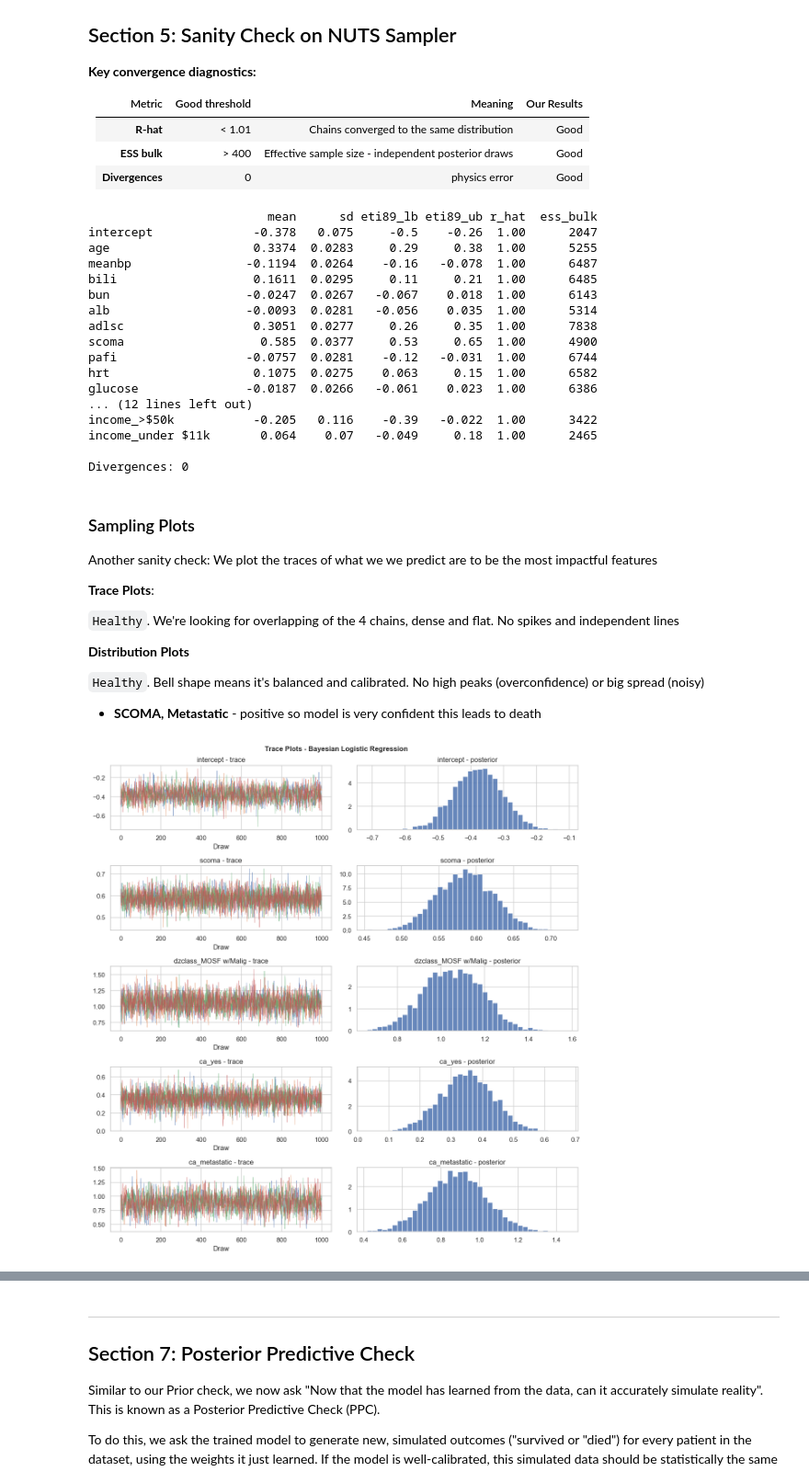
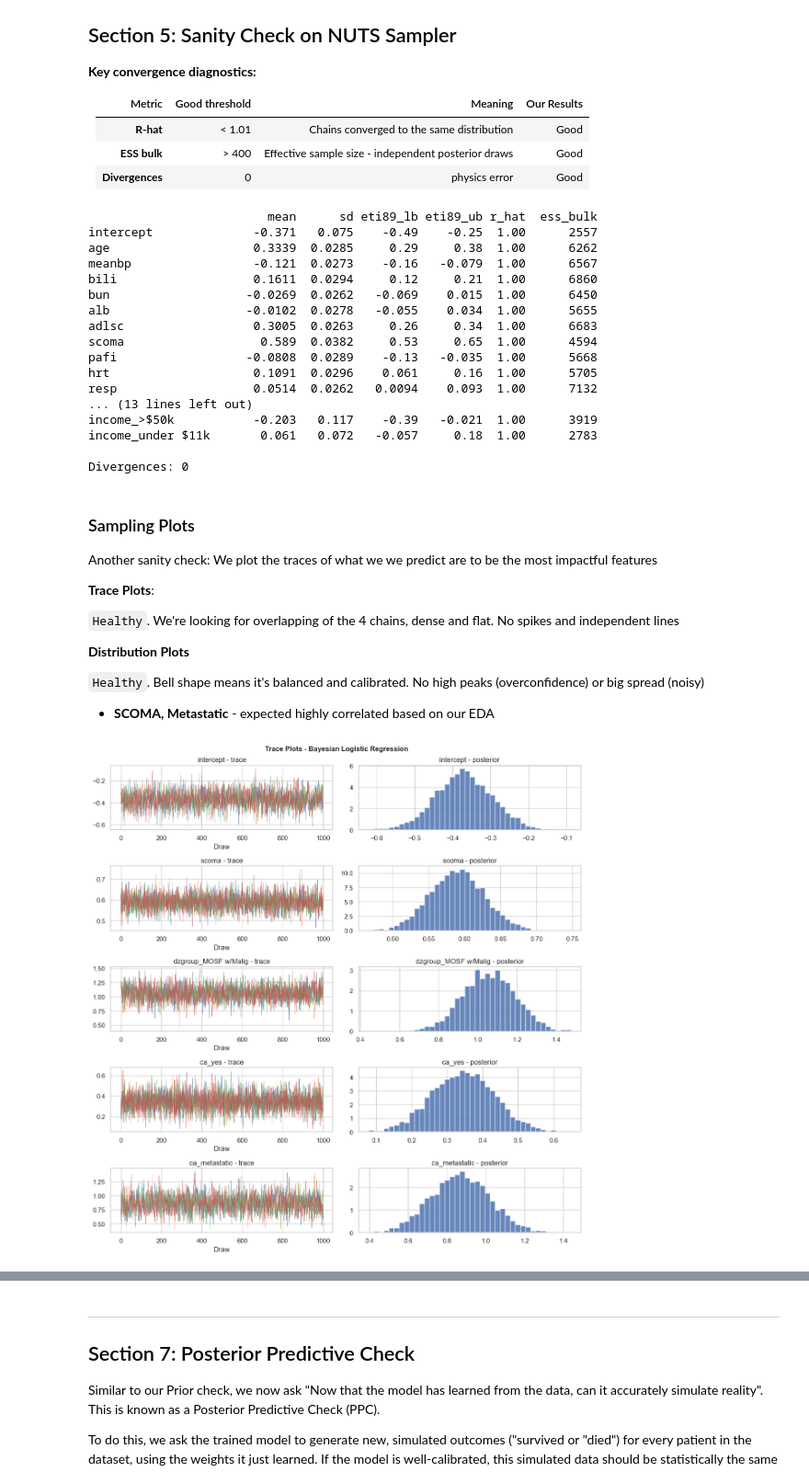
Before and after one commit to GoldenMouse/usd-aai-500-final, a Jupyter notebook: src/notebooks/03a_modeling_blr.ipynb, the cells around one changed output, grey strips where cells are left out. Shown at 92% size. Cells and saved outputs as stored; diff of their text form; code cells hidden in the pictures.

Commit message:
use dzgroup instead of dzclass

```diff
--- a/src/notebooks/03a_modeling_blr.ipynb
+++ b/src/notebooks/03a_modeling_blr.ipynb
@@ -96,33 +101,33 @@ TRAIN_FEATURES = [
     "scoma",
     "pafi",
     "hrt",
-    "glucose",
+    "resp",
+    "temp",
+    "sod",
 ]
 
 # Binary comorbidity flags (already 0/1; kept unstandardized like the dummies)
-BINARY_FEATURES = ["diabetes", "dementia"]
+BINARY_FEATURES = ["diabetes"]
 
 # reorganize so we can use cancer=no as baseline which makes the forest plot more sensible
 df["ca"] = pd.Categorical(df["ca"], categories=["no", "yes", "metastatic"])
 
 ## Handling Categorical classes
 
-# One-hot encode dzclass (drop first level = ARF/MOSF as reference)
-dzgroup_dummies = pd.get_dummies(df["dzgroup"], prefix="dzclass", drop_first=True)
-# One-hot encode cancer status (drop "no" -> ca_no is the reference)
+# One-hot encodings
+dzgroup_dummies = pd.get_dummies(df["dzgroup"], prefix="dzgroup", drop_first=True)
 ca_dummies = pd.get_dummies(df["ca"], prefix="ca", drop_first=True)
-# One-hot encode income (drop first level alphabetically = "$11-$25k" as reference)
 income_dummies = pd.get_dummies(df["income"], prefix="income", drop_first=True)
 
 DUMMY_COLS = (
-    list(dzgroup_dummies.columns)
+    BINARY_FEATURES
+    + list(dzgroup_dummies.columns)
     + list(ca_dummies.columns)
-    + BINARY_FEATURES
     + list(income_dummies.columns)
 )
 FEATURE_NAMES = TRAIN_FEATURES + DUMMY_COLS
 
-print("dzclass reference level: ARF/MOSF")
+print("dzgroup reference level: ARF/MOSF w/Sepsis")
 print("ca reference level: ca_no")
 print("income reference level: $11-$25k")
 print(f"Dummy/binary columns: {DUMMY_COLS}")
@@ -300,7 +309,6 @@ Sampling complete.
 # %%
 summary = az.summary(trace, var_names=["intercept", "betas"])
 summary.index = ["intercept"] + FEATURE_NAMES
-# Column names in ArviZ 1.1: eti89_lb / eti89_ub (89% equal-tailed interval)
 diag_cols = [
     c
     for c in ["mean", "sd", "eti89_lb", "eti89_ub", "r_hat", "ess_bulk"]
@@ -310,20 +318,20 @@ print(summary[diag_cols].to_string())
 print(f"\nDivergences: {trace.sample_stats.diverging.values.sum()}")
 # %% [output]
                          mean      sd eti89_lb eti89_ub r_hat  ess_bulk
-intercept              -0.378   0.075     -0.5    -0.26  1.00      2047
-age                    0.3374  0.0283     0.29     0.38  1.00      5255
-meanbp                -0.1194  0.0264    -0.16   -0.078  1.00      6487
-bili                   0.1611  0.0295     0.11     0.21  1.00      6485
-bun                   -0.0247  0.0267   -0.067    0.018  1.00      6143
-alb                   -0.0093  0.0281   -0.056    0.035  1.00      5314
-adlsc                  0.3051  0.0277     0.26     0.35  1.00      7838
-scoma                   0.585  0.0377     0.53     0.65  1.00      4900
-pafi                  -0.0757  0.0281    -0.12   -0.031  1.00      6744
-hrt                    0.1075  0.0275    0.063     0.15  1.00      6582
-glucose               -0.0187  0.0266   -0.061    0.023  1.00      6386
-... (12 lines left out)
-income_>$50k           -0.205   0.116    -0.39   -0.022  1.00      3422
-income_under $11k       0.064    0.07   -0.049     0.18  1.00      2465
+intercept              -0.371   0.075    -0.49    -0.25  1.00      2557
+age                    0.3339  0.0285     0.29     0.38  1.00      6262
+meanbp                 -0.121  0.0273    -0.16   -0.079  1.00      6567
+bili                   0.1611  0.0294     0.12     0.21  1.00      6860
+bun                   -0.0269  0.0262   -0.069    0.015  1.00      6450
+alb                   -0.0102  0.0278   -0.055    0.034  1.00      5655
+adlsc                  0.3005  0.0263     0.26     0.34  1.00      6683
+scoma                   0.589  0.0382     0.53     0.65  1.00      4594
+pafi                  -0.0808  0.0289    -0.13   -0.035  1.00      5668
+hrt                    0.1091  0.0296    0.061     0.16  1.00      5705
+resp                   0.0514  0.0262   0.0094    0.093  1.00      7132
+... (13 lines left out)
+income_>$50k           -0.203   0.117    -0.39   -0.021  1.00      3919
+income_under $11k       0.061   0.072   -0.057     0.18  1.00      2783
 
 Divergences: 0
 # %% [markdown]
@@ -339,47 +347,47 @@ Another sanity check: We plot the traces of what we we predict are to be the mos
 `Healthy`. Bell shape means it's balanced and calibrated. No high peaks (overconfidence) or big spread (noisy)
 
 
-- **SCOMA, Metastatic** - positive so model is very confident this leads to death
+- **SCOMA, Metastatic** - expected highly correlated based on our EDA
 # %%
 post_int = trace.posterior["intercept"].values  # (chains, draws)
 post_b = trace.posterior["betas"].values  # (chains, draws, n_feat)
 show_vars = [
     "intercept",
     "scoma",
-    "dzclass_MOSF w/Malig",
+    "dzgroup_MOSF w/Malig",
     "ca_yes",
     "ca_metastatic",
 ]  # largest-effect predictors
 
 fig, axes = plt.subplots(len(show_vars), 2, figsize=(12, 2.5 * len(show_vars)))
 for row, name in enumerate(show_vars):
     if name == "intercept":
         samples = post_int
     else:
         fidx = FEATURE_NAMES.index(name)
         samples = post_b[:, :, fidx]
     # Trace
     for chain_idx in range(samples.shape[0]):
         axes[row, 0].plot(samples[chain_idx], alpha=0.7, linewidth=0.6)
     axes[row, 0].set_title(f"{name} - trace")
     axes[row, 0].set_xlabel("Draw")
     # Posterior distribution
     axes[row, 1].hist(
         samples.flatten(),
         bins=40,
         edgecolor="white",
         density=True,
         alpha=0.85,
     )
     axes[row, 1].set_title(f"{name} - posterior")
 
 fig.suptitle(
     "Trace Plots - Bayesian Logistic Regression", fontsize=12, fontweight="bold"
 )
 plt.tight_layout()
 plt.show()
 # %% [output]
-[figure, old version]
+[figure, new version]
 # %% [markdown]
 ---
 ## Section 6: Posterior Coefficient Analysis
```
Also changed, not shown: parts of 14 cells of this notebook, 1 other file.
